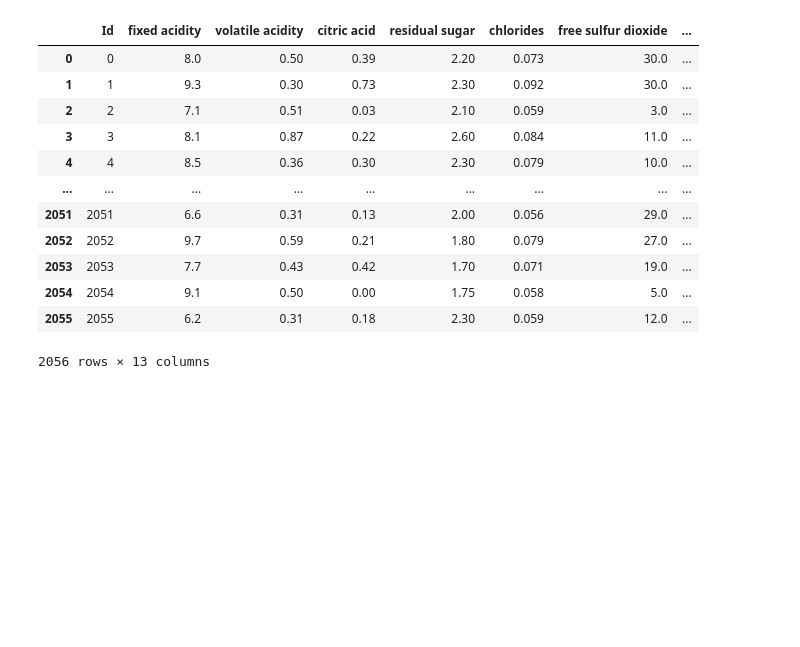
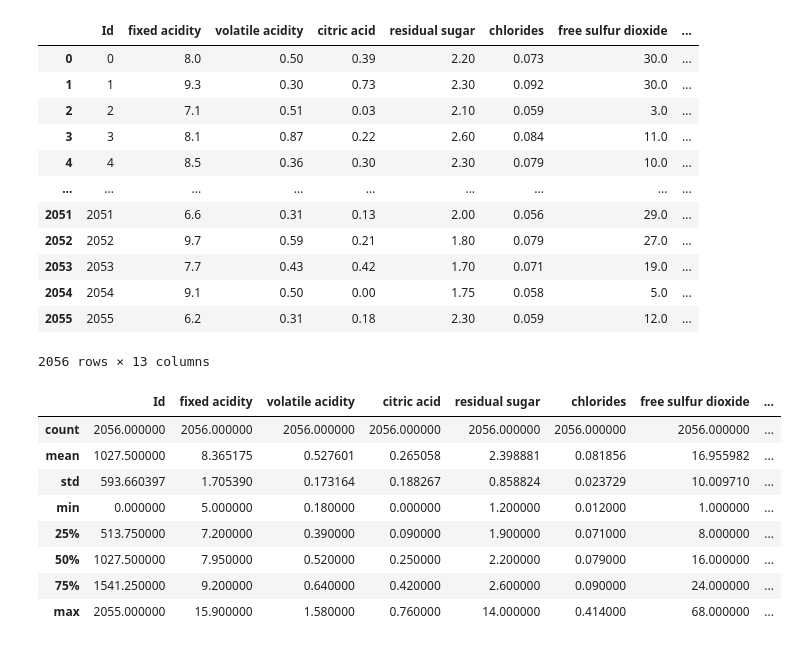
Before and after one commit to BuckGuy/HackAI2023, a Jupyter notebook: ai/HackAIWine.ipynb, the cells around one changed output. Drawn from its saved outputs; the diff is of its cells as text; code cells hidden in the pictures; blank space fills up the shorter version.

```diff
--- a/ai/HackAIWine.ipynb
+++ b/ai/HackAIWine.ipynb
@@ -22,3 +22,15 @@ data
 | 2054 | 2054 | 9.1 | 0.50 | 0.00 | 1.75 | 0.058 | 5.0 | ... |
 | 2055 | 2055 | 6.2 | 0.31 | 0.18 | 2.30 | 0.059 | 12.0 | ... |
 2056 rows × 13 columns
+# %%
+data.describe()
+# %% [output]
+|  | Id | fixed acidity | volatile acidity | citric acid | residual sugar | chlorides | free sulfur dioxide | ... |
+| count | 2056.000000 | 2056.000000 | 2056.000000 | 2056.000000 | 2056.000000 | 2056.000000 | 2056.000000 | ... |
+| mean | 1027.500000 | 8.365175 | 0.527601 | 0.265058 | 2.398881 | 0.081856 | 16.955982 | ... |
+| std | 593.660397 | 1.705390 | 0.173164 | 0.188267 | 0.858824 | 0.023729 | 10.009710 | ... |
+| min | 0.000000 | 5.000000 | 0.180000 | 0.000000 | 1.200000 | 0.012000 | 1.000000 | ... |
+| 25% | 513.750000 | 7.200000 | 0.390000 | 0.090000 | 1.900000 | 0.071000 | 8.000000 | ... |
+| 50% | 1027.500000 | 7.950000 | 0.520000 | 0.250000 | 2.200000 | 0.079000 | 16.000000 | ... |
+| 75% | 1541.250000 | 9.200000 | 0.640000 | 0.420000 | 2.600000 | 0.090000 | 24.000000 | ... |
+| max | 2055.000000 | 15.900000 | 1.580000 | 0.760000 | 14.000000 | 0.414000 | 68.000000 | ... |
```
Also changed, not shown: parts of 6 cells of this notebook.
